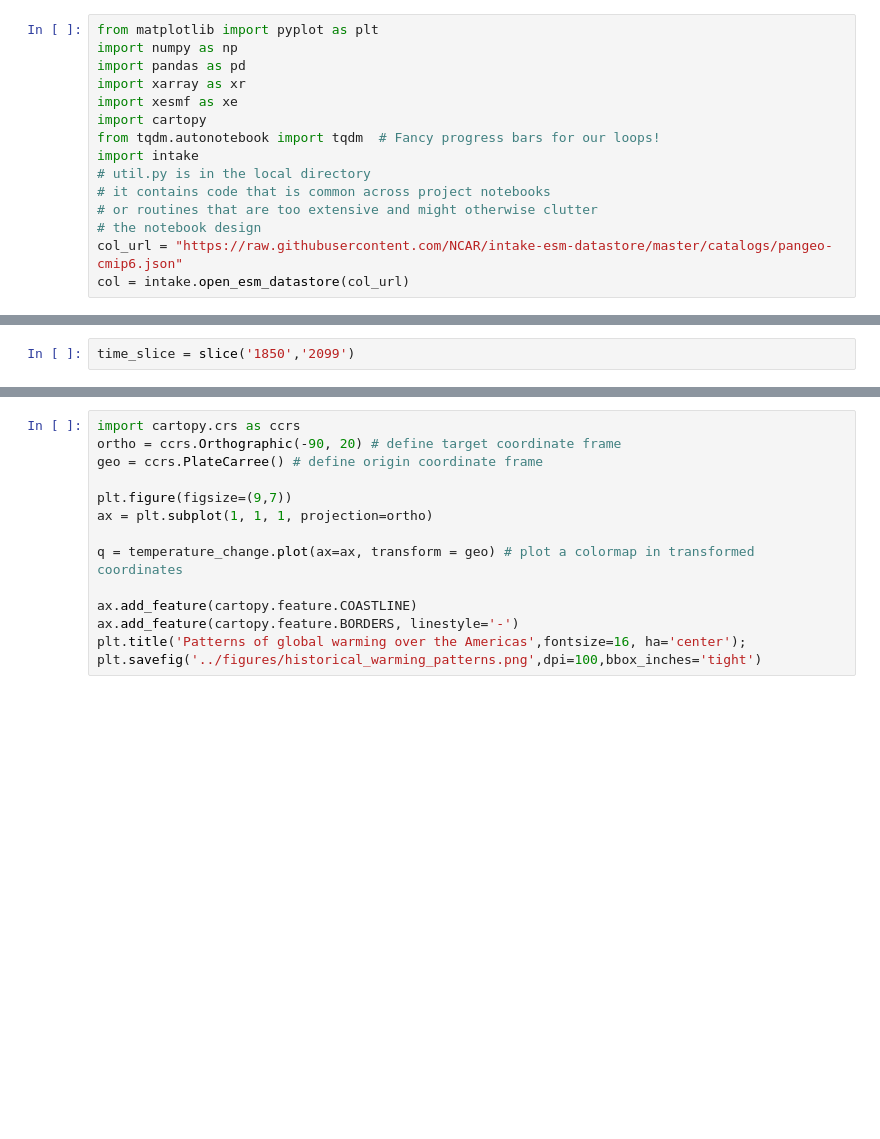
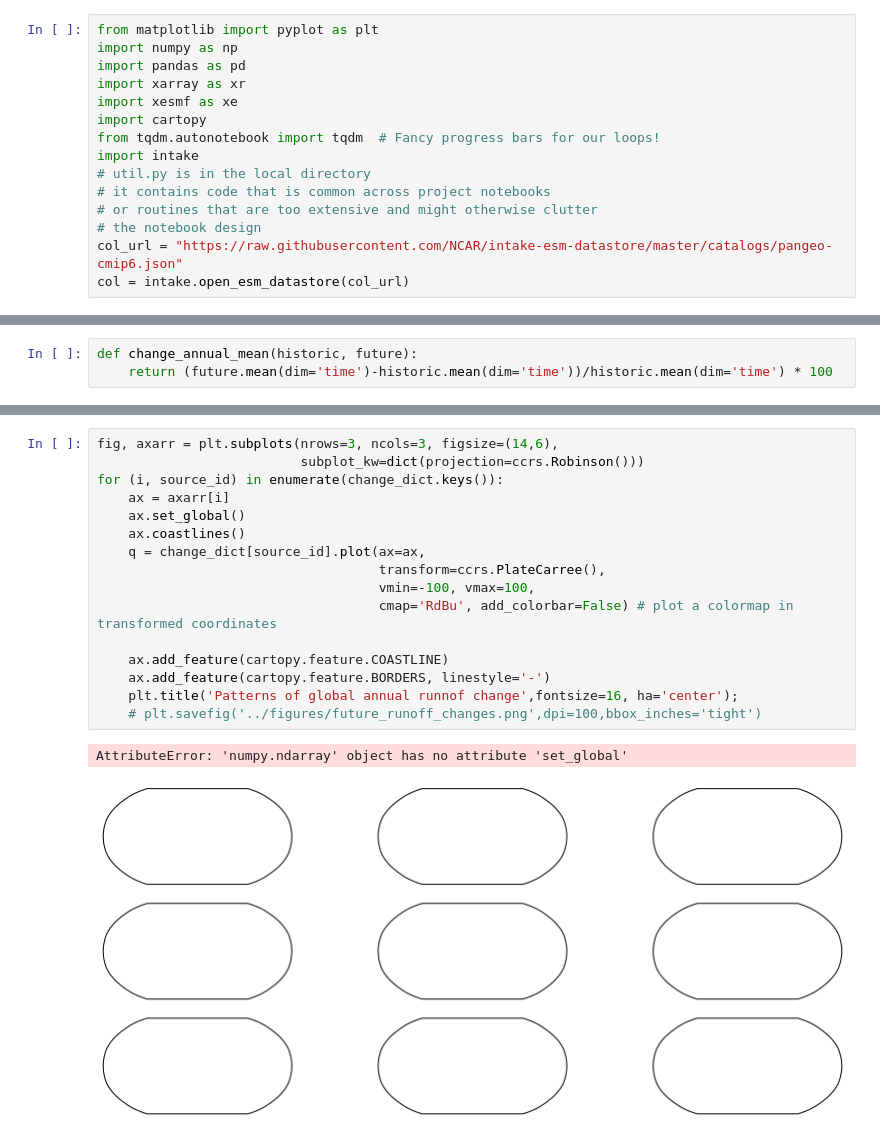
Before and after one commit to orianac/futuredrought, a Jupyter notebook: global_drought.ipynb, the cells around one changed output, grey strips where cells are left out. Cells and saved outputs as stored; diff of their text form; blank space fills up the shorter version.

```diff
--- a/global_drought.ipynb
+++ b/global_drought.ipynb
@@ -42,2 +17,0 @@ cat.df
-# %%
-time_slice = slice('1850','2099')
@@ -79,3 +86,6 @@ Progress: |███████████████████████
         'activity_id.institution_id.source_id.experiment_id.table_id.grid_label'
 
 --> There are 5 group(s)
+# %%
+def change_annual_mean(historic, future):
+    return (future.mean(dim='time')-historic.mean(dim='time'))/historic.mean(dim='time') * 100
@@ -107,14 +225,19 @@ ds_dict['ScenarioMIP.IPSL.IPSL-CM6A-LR.ssp585.day.gr'].snw.mean(dim=['lat','lon'
 # %%
-import cartopy.crs as ccrs
-ortho = ccrs.Orthographic(-90, 20) # define target coordinate frame
-geo = ccrs.PlateCarree() # define origin coordinate frame
+fig, axarr = plt.subplots(nrows=3, ncols=3, figsize=(14,6),
+                          subplot_kw=dict(projection=ccrs.Robinson()))
+for (i, source_id) in enumerate(change_dict.keys()):
+    ax = axarr[i]
+    ax.set_global()
+    ax.coastlines()
+    q = change_dict[source_id].plot(ax=ax,
+                                    transform=ccrs.PlateCarree(),
+                                    vmin=-100, vmax=100,
+                                    cmap='RdBu', add_colorbar=False) # plot a colormap in transformed coordinates
 
-plt.figure(figsize=(9,7))
-ax = plt.subplot(1, 1, 1, projection=ortho)
-
-q = temperature_change.plot(ax=ax, transform = geo) # plot a colormap in transformed coordinates
-
-ax.add_feature(cartopy.feature.COASTLINE)
-ax.add_feature(cartopy.feature.BORDERS, linestyle='-')
-plt.title('Patterns of global warming over the Americas',fontsize=16, ha='center');
-plt.savefig('../figures/historical_warming_patterns.png',dpi=100,bbox_inches='tight')
+    ax.add_feature(cartopy.feature.COASTLINE)
+    ax.add_feature(cartopy.feature.BORDERS, linestyle='-')
+    plt.title('Patterns of global annual runnof change',fontsize=16, ha='center');
+    # plt.savefig('../figures/future_runoff_changes.png',dpi=100,bbox_inches='tight')
+# %% [output]
+AttributeError: 'numpy.ndarray' object has no attribute 'set_global'
+[figure, added]
```
Also changed, not shown: parts of 24 cells of this notebook.
